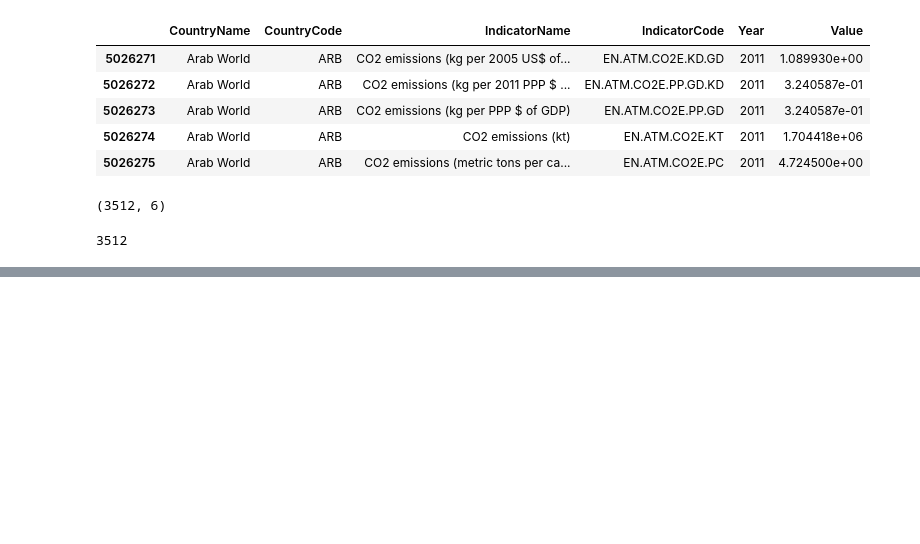
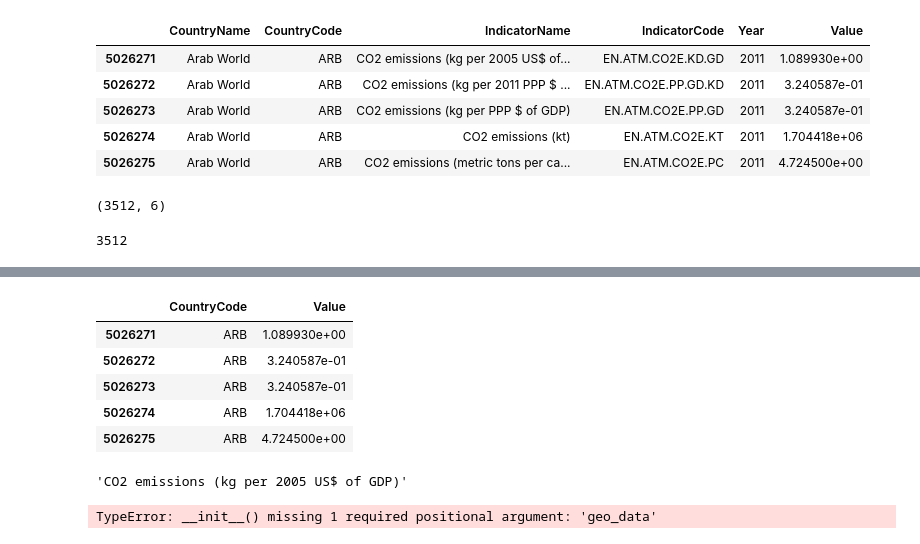
Before and after one commit to mihirsam/Python-for-Data-Science, a Jupyter notebook: Week5/World Development Indicators.ipynb, the cells around one changed output, grey strips where cells are left out. Drawn from its saved outputs; the diff is of its cells as text; code cells hidden in the pictures; blank space fills up the shorter version.

```diff
--- a/Week5/World Development Indicators.ipynb
+++ b/Week5/World Development Indicators.ipynb
@@ -184,0 +278,6 @@ ax.annotate("IND", xy=(18, ))
+# %%
+mask1 = data['IndicatorName'].str.contains('CO2 emissions')
+mask2 = data['Year'] == 2011
+
+stage = data[mask1 & mask2]
+stage.head()
@@ -184,0 +291,15 @@ ax.annotate("IND", xy=(18, ))
+# %%
+plot_data = stage[['CountryCode', 'Value']]
+plot_data.head()
+# %% [output]
+|  | CountryCode | Value |
+| 5026271 | ARB | 1.089930e+00 |
+| 5026272 | ARB | 3.240587e-01 |
+| 5026273 | ARB | 3.240587e-01 |
+| 5026274 | ARB | 1.704418e+06 |
+| 5026275 | ARB | 4.724500e+00 |
+# %%
+hist_indicator =stage.iloc[0]['IndicatorName']
+hist_indicator
+# %% [output]
+'CO2 emissions (kg per 2005 US$ of GDP)'
@@ -184,0 +308,11 @@ ax.annotate("IND", xy=(18, ))
+# %%
+map.choropleth(geo_path = country_geo,
+               data=plot_data,
+              columns=['CountryCode', 'Value'],
+              key_on='feature.id',
+              fill_color = 'YlGnBu',
+               fill_opacity=0.7,
+              line_opacity=0.2,
+               legend_name=hist_indicator)
+# %% [output]
+TypeError: __init__() missing 1 required positional argument: 'geo_data'
```
Also changed, not shown: parts of 16 cells of this notebook.
